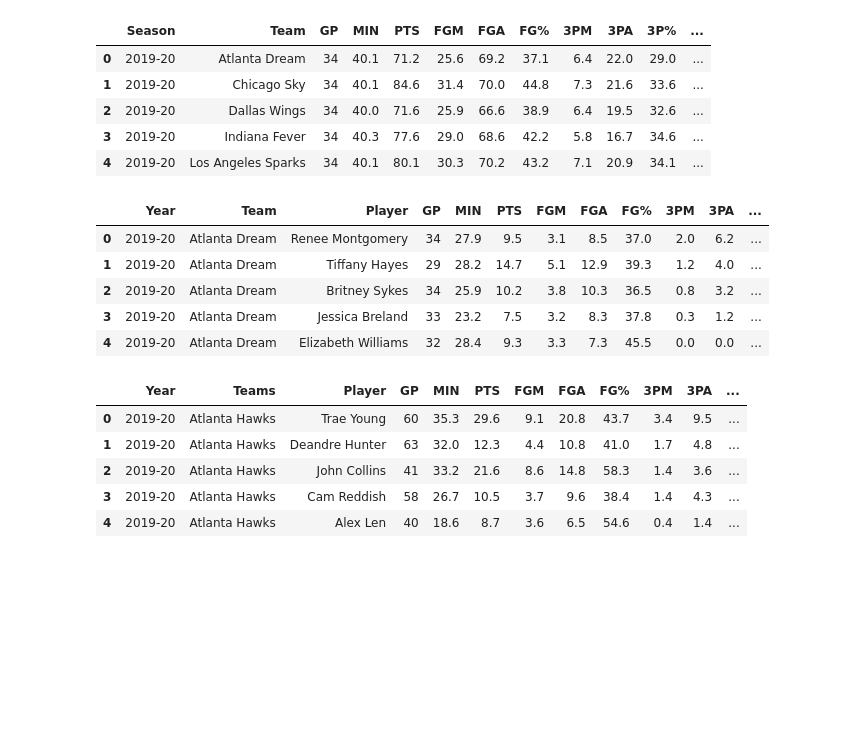
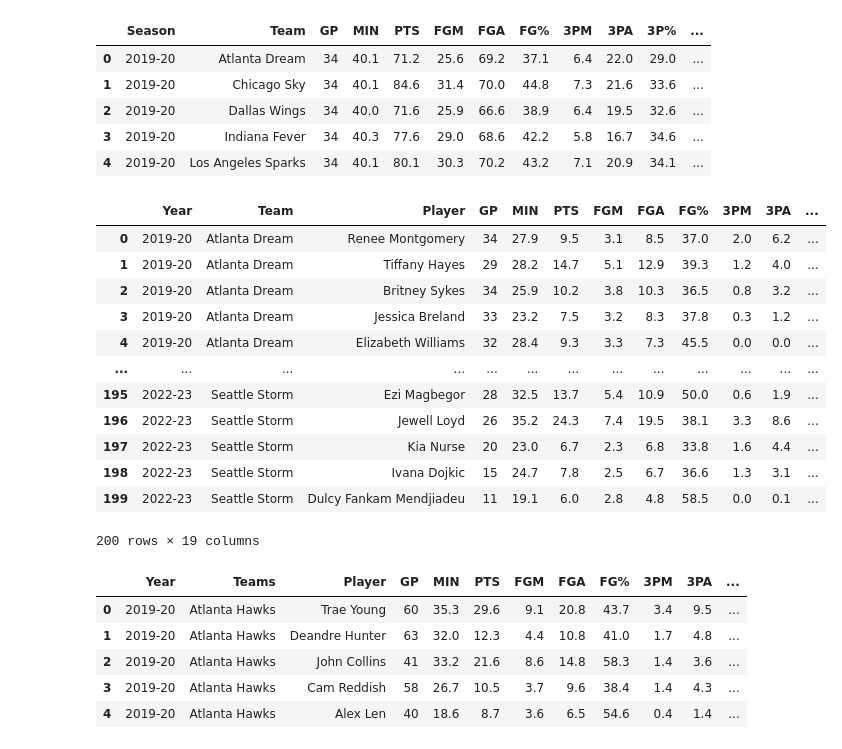
Before and after one commit to Hensonkk/NBA-VS-WNBA, a Jupyter notebook: NBA v WNBA data comparison.ipynb, the cells around one changed output. Cells and saved outputs as stored; diff of their text form; code cells hidden in the pictures; blank space fills up the shorter version.

```diff
--- a/NBA v WNBA data comparison.ipynb
+++ b/NBA v WNBA data comparison.ipynb
@@ -47,14 +47,21 @@ wnba_team_stats.head()
 | 3 | 2019-20 | Indiana Fever | 34 | 40.3 | 77.6 | 29.0 | 68.6 | 42.2 | 5.8 | 16.7 | 34.6 | ... |
 | 4 | 2019-20 | Los Angeles Sparks | 34 | 40.1 | 80.1 | 30.3 | 70.2 | 43.2 | 7.1 | 20.9 | 34.1 | ... |
 # %%
-wnba_stats.head()
+wnba_stats
 # %% [output]
 |  | Year | Team | Player | GP | MIN | PTS | FGM | FGA | FG% | 3PM | 3PA | ... |
 | 0 | 2019-20 | Atlanta Dream | Renee Montgomery | 34 | 27.9 | 9.5 | 3.1 | 8.5 | 37.0 | 2.0 | 6.2 | ... |
 | 1 | 2019-20 | Atlanta Dream | Tiffany Hayes | 29 | 28.2 | 14.7 | 5.1 | 12.9 | 39.3 | 1.2 | 4.0 | ... |
 | 2 | 2019-20 | Atlanta Dream | Britney Sykes | 34 | 25.9 | 10.2 | 3.8 | 10.3 | 36.5 | 0.8 | 3.2 | ... |
 | 3 | 2019-20 | Atlanta Dream | Jessica Breland | 33 | 23.2 | 7.5 | 3.2 | 8.3 | 37.8 | 0.3 | 1.2 | ... |
 | 4 | 2019-20 | Atlanta Dream | Elizabeth Williams | 32 | 28.4 | 9.3 | 3.3 | 7.3 | 45.5 | 0.0 | 0.0 | ... |
+| ... | ... | ... | ... | ... | ... | ... | ... | ... | ... | ... | ... | ... |
+| 195 | 2022-23 | Seattle Storm | Ezi Magbegor | 28 | 32.5 | 13.7 | 5.4 | 10.9 | 50.0 | 0.6 | 1.9 | ... |
+| 196 | 2022-23 | Seattle Storm | Jewell Loyd | 26 | 35.2 | 24.3 | 7.4 | 19.5 | 38.1 | 3.3 | 8.6 | ... |
+| 197 | 2022-23 | Seattle Storm | Kia Nurse | 20 | 23.0 | 6.7 | 2.3 | 6.8 | 33.8 | 1.6 | 4.4 | ... |
+| 198 | 2022-23 | Seattle Storm | Ivana Dojkic | 15 | 24.7 | 7.8 | 2.5 | 6.7 | 36.6 | 1.3 | 3.1 | ... |
+| 199 | 2022-23 | Seattle Storm | Dulcy Fankam Mendjiadeu | 11 | 19.1 | 6.0 | 2.8 | 4.8 | 58.5 | 0.0 | 0.1 | ... |
+200 rows × 19 columns
 # %%
 m_stats_19_20 = nba_stats[nba_stats["Year"] == "2019-20"]
 w_stats_19_20 = wnba_stats[wnba_stats["Year"] == "2019-20"]
```
Also changed, not shown: parts of 29 cells of this notebook, 5 other files.
